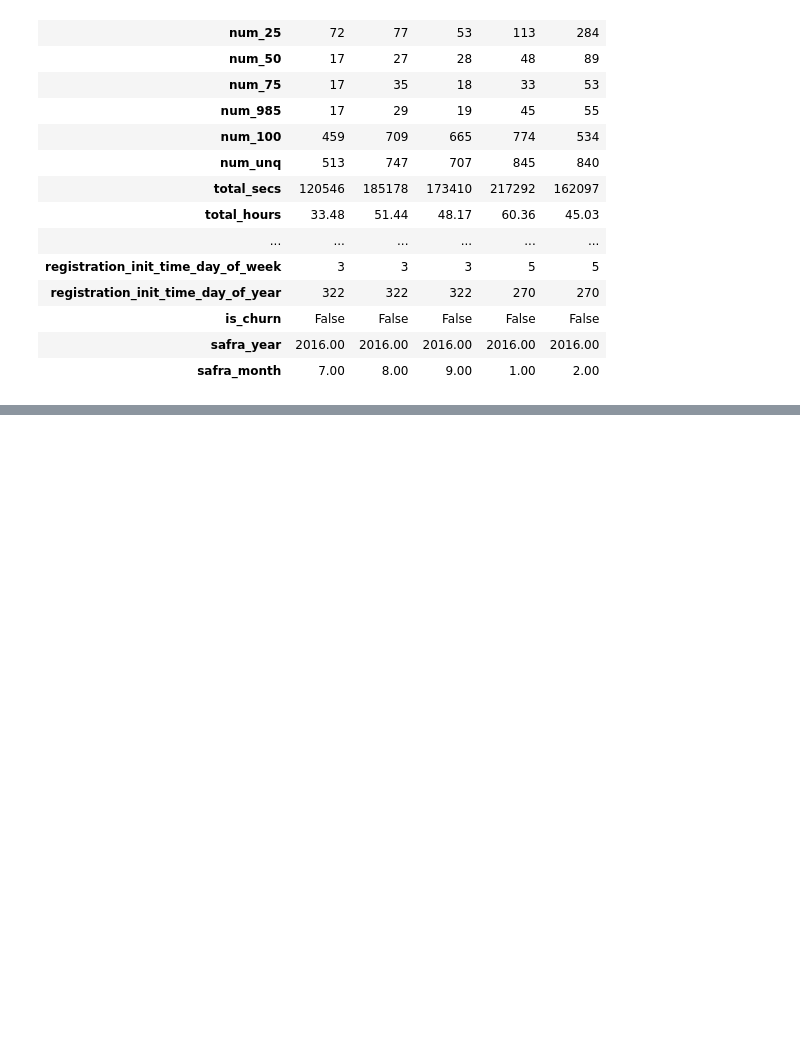
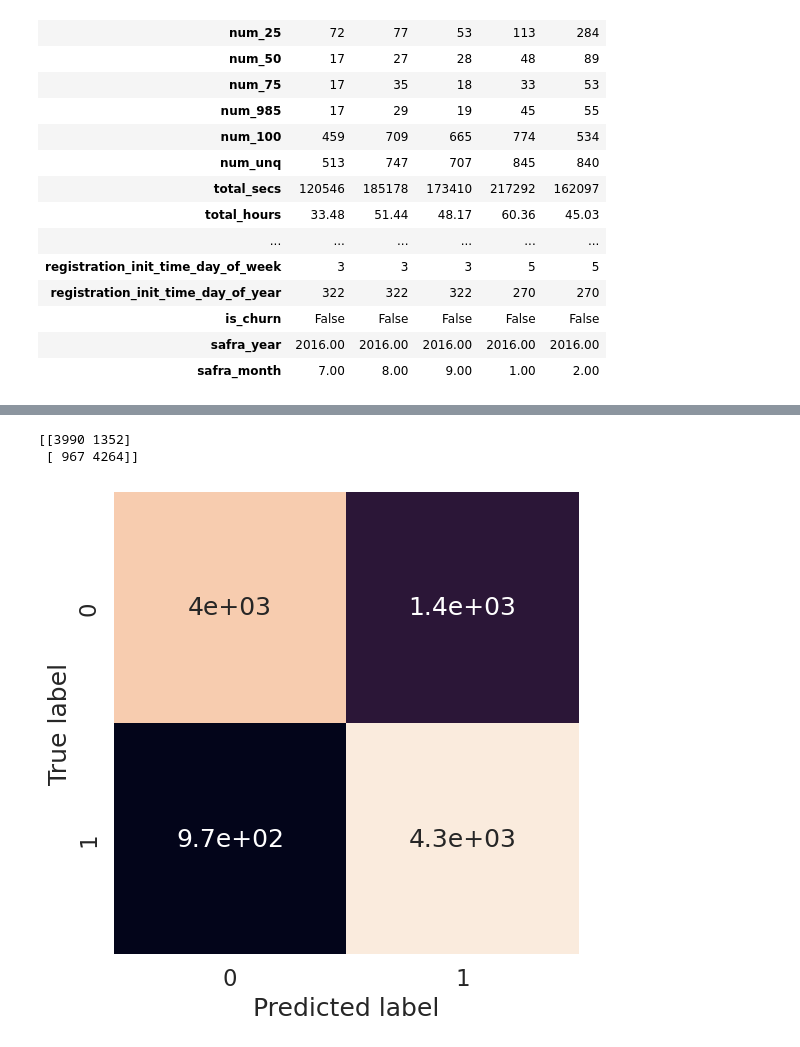
Before and after one commit to CaioAFA/2025-case-data-master-caio-arrabal, a Jupyter notebook: notebooks/04-Training-Model-Churn.ipynb, the cells around one changed output, grey strips where cells are left out. Drawn from its saved outputs; the diff is of its cells as text; code cells hidden in the pictures; blank space fills up the shorter version.

```diff
--- a/notebooks/04-Training-Model-Churn.ipynb
+++ b/notebooks/04-Training-Model-Churn.ipynb
@@ -27,6 +50,8 @@ DUCK_DB_UTILS = DuckDb()
 DATA_TRANSFORMER = DataTransformer()
 # %%
 TABLE_NAME = 'treated_churn_dataset_2025_03_11_08h03m'
+TABLE_NAME = 'treated_churn_dataset_2025_03_11_15h03m'
+TABLE_NAME = 'treated_churn_dataset_2025_03_11_19h03m'
 # %%
 df = DUCK_DB_UTILS.load_table(TABLE_NAME)
 # %%
@@ -186,9 +211,19 @@ Length: 85, dtype: object
 # %%
 target_cols = 'is_churn'
+
+true_df = df[df['is_churn'] == True]
+false_df = df[df['is_churn'] == False]
+
+false_df = false_df[:len(true_df)]
+
+new_df = pd.concat([true_df, false_df])
 
 X = df.drop(target_cols, axis=1)
 y = df[target_cols]
 
+X = new_df.drop(target_cols, axis=1)
+y = new_df[target_cols]
+
 # target_cols = ['total_secs+1M', 'num_unq+1M']
 # X = df.drop(target_cols, axis=1)
 # y = df[target_cols]
@@ -217,0 +259,9 @@ len(X), len(y)
+# %%
+from sklearn.linear_model import LogisticRegression
+from sklearn.utils.class_weight import compute_class_weight
+import numpy as np
+
+# Calcular os pesos das classes
+class_weights = compute_class_weight(class_weight='balanced', classes=np.unique(y), y=y)
+class_weight_dict = dict(zip(np.unique(y), class_weights))
+class_weight_dict
@@ -335,0 +496,28 @@ Please also refer to the documentation for alternative solver options:
+# %%
+chosen_model = models['CatBoostClassifier']
+# %%
+import matplotlib.ticker as ticker
+sns.set_theme(font_scale=1.5)
+
+def plot_conf_mat(y_test, y_preds):
+    """
+    Plots a nice looking confusion matrix using Seaborn's heatmap().
+    """
+    matrix = confusion_matrix(y_test, y_preds)
+    print(matrix)
+
+    fig, ax = plt.subplots(figsize=(6, 6))
+    ax = sns.heatmap(
+        matrix,
+        annot=True, # Annotate the boxes
+        cbar=False
+    )
+    plt.xlabel("Predicted label") # predictions go on the x-axis
+    plt.ylabel("True label") # true labels go on the y-axis
+
+y_preds = chosen_model.predict(X_test)
+plot_conf_mat(y_test, y_preds)
+# %% [output]
+[[3990 1352]
+ [ 967 4264]]
+[figure, added]
```
Also changed, not shown: parts of 22 cells of this notebook, 1 other file.
